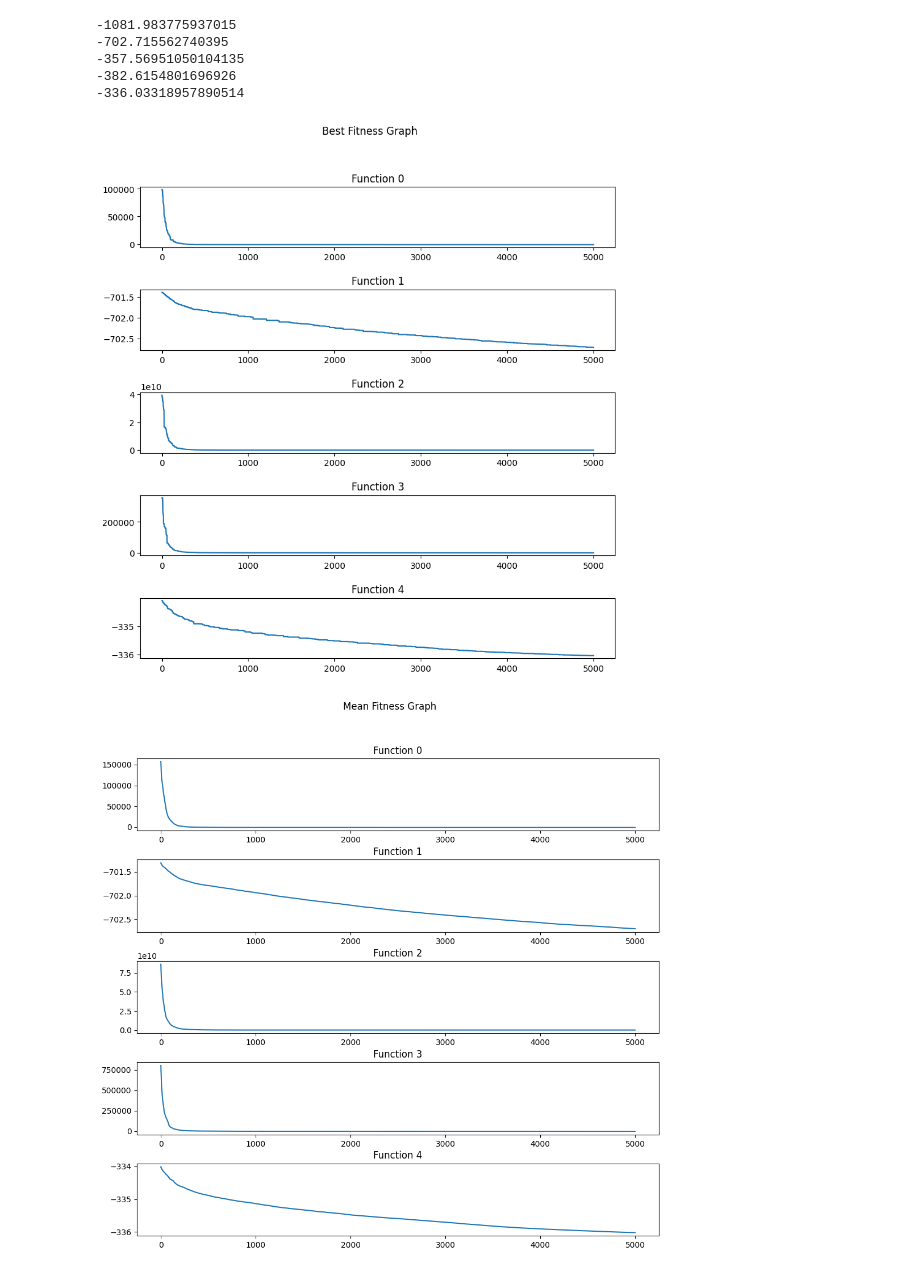
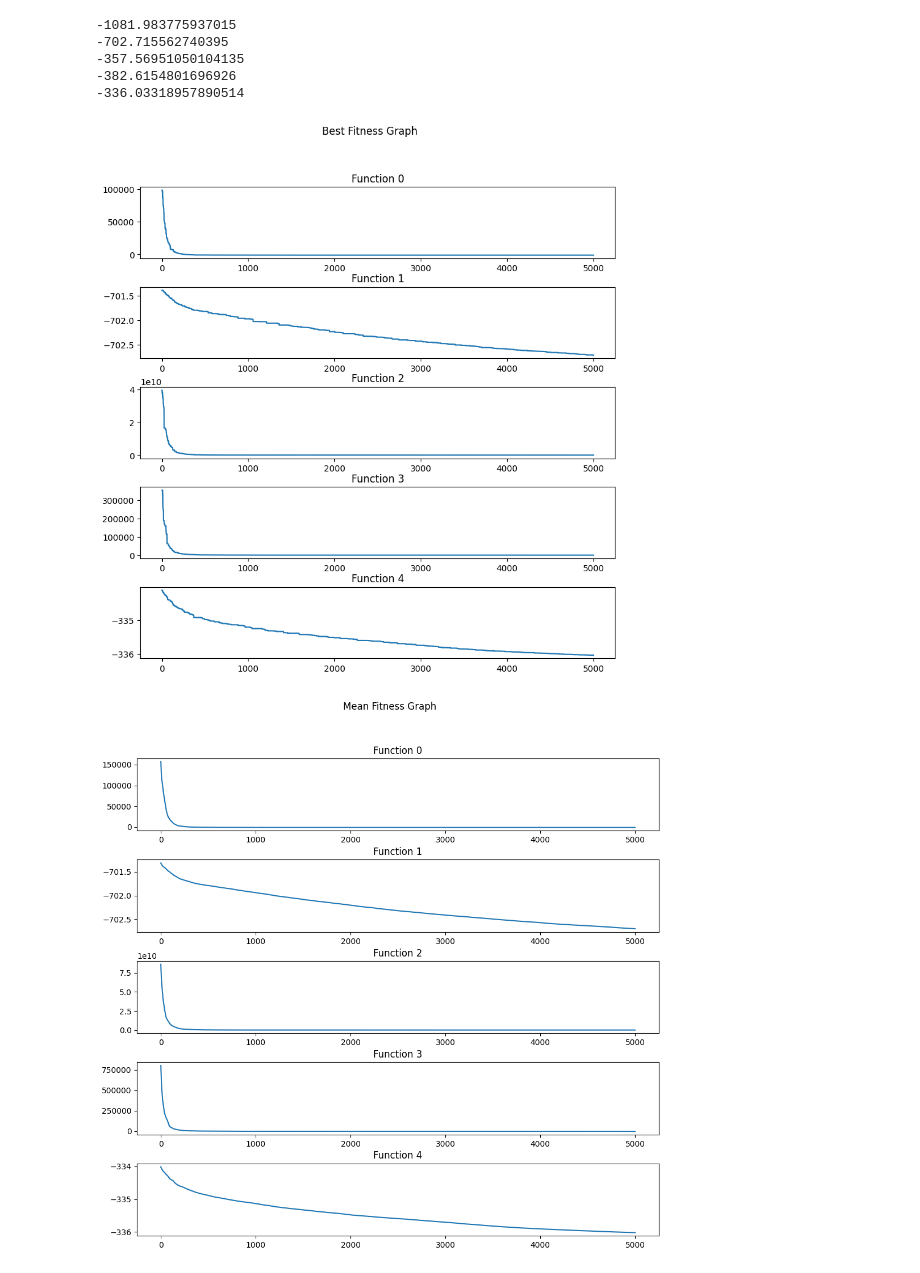
Before and after one commit to vuanhhuyhlqn/amfea, a Jupyter notebook: test.ipynb, the cells around one changed output. Saved outputs shown, nothing was run; the diff lists cells and outputs as text; code cells hidden in the pictures.

```diff
--- a/test.ipynb
+++ b/test.ipynb
@@ -88,16 +87,16 @@ for gnbg_task in gnbg_tasks:
 # %%
 fig, axes = plt.subplots(len(gnbg_tasks))
 fig.set_figwidth(10)
 fig.set_figheight(10)
 # fig.tight_layout()
 fig.suptitle("Best Fitness Graph")
 fig.subplots_adjust(top=0.88)
-plt.subplots_adjust(hspace=0.7)
+plt.subplots_adjust(hspace=0.4)
 for i in range(len(gnbg_tasks)):
     axes[i].set_title("Function {0}".format(i))
     axes[i].plot(bfs[i])
 # %% [output]
-[figure, old version]
+[figure, new version]
 # %%
 fig, axes = plt.subplots(len(gnbg_tasks))
 fig.set_figwidth(10)
```
Also changed, not shown: parts of 1 cell of this notebook.
